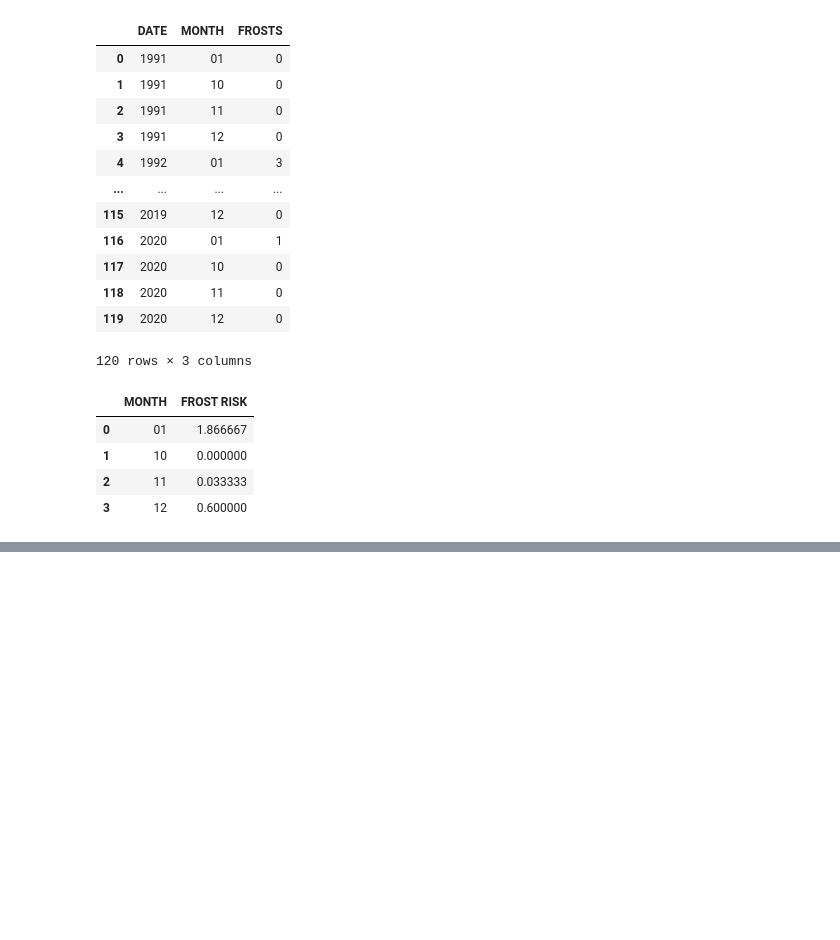
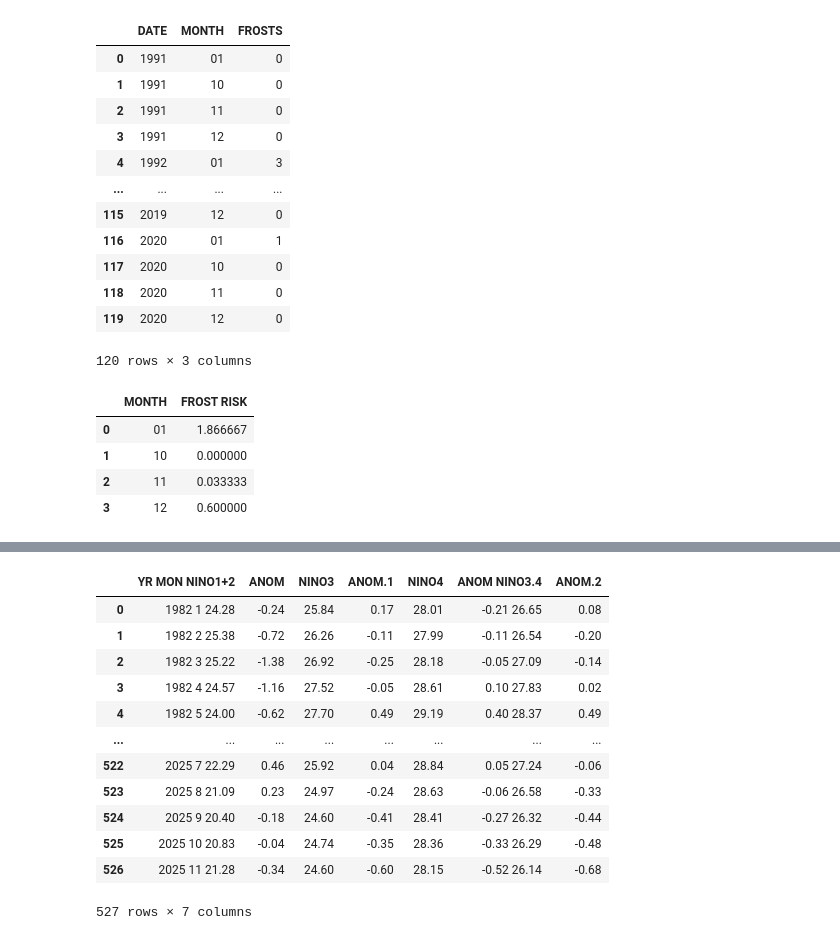
Before and after one commit to hildebr1/ATMS-523-Final-Exam-Part-2, a Jupyter notebook: hildebr1_FinalExamPart2.ipynb, the cells around one changed output, grey strips where cells are left out. Drawn from its saved outputs; the diff is of its cells as text; code cells hidden in the pictures; blank space fills up the shorter version.

```diff
--- a/hildebr1_FinalExamPart2.ipynb
+++ b/hildebr1_FinalExamPart2.ipynb
@@ -265,0 +321,22 @@ monthly_frost_risk
+# %%
+# Join this with the monthly_freezes data above.
+
+# Rename year and month colums so they match.
+
+enso = enso.rename(columns={'YR': 'DATE', 'MON': 'MONTH'})
+
+enso
+# %% [output]
+|  | YR MON NINO1+2 | ANOM | NINO3 | ANOM.1 | NINO4 | ANOM NINO3.4 | ANOM.2 |
+| 0 | 1982 1 24.28 | -0.24 | 25.84 | 0.17 | 28.01 | -0.21 26.65 | 0.08 |
+| 1 | 1982 2 25.38 | -0.72 | 26.26 | -0.11 | 27.99 | -0.11 26.54 | -0.20 |
+| 2 | 1982 3 25.22 | -1.38 | 26.92 | -0.25 | 28.18 | -0.05 27.09 | -0.14 |
+| 3 | 1982 4 24.57 | -1.16 | 27.52 | -0.05 | 28.61 | 0.10 27.83 | 0.02 |
+| 4 | 1982 5 24.00 | -0.62 | 27.70 | 0.49 | 29.19 | 0.40 28.37 | 0.49 |
+| ... | ... | ... | ... | ... | ... | ... | ... |
+| 522 | 2025 7 22.29 | 0.46 | 25.92 | 0.04 | 28.84 | 0.05 27.24 | -0.06 |
+| 523 | 2025 8 21.09 | 0.23 | 24.97 | -0.24 | 28.63 | -0.06 26.58 | -0.33 |
+| 524 | 2025 9 20.40 | -0.18 | 24.60 | -0.41 | 28.41 | -0.27 26.32 | -0.44 |
+| 525 | 2025 10 20.83 | -0.04 | 24.74 | -0.35 | 28.36 | -0.33 26.29 | -0.48 |
+| 526 | 2025 11 21.28 | -0.34 | 24.60 | -0.60 | 28.15 | -0.52 26.14 | -0.68 |
+527 rows × 7 columns
```
Also changed, not shown: parts of 9 cells of this notebook.
